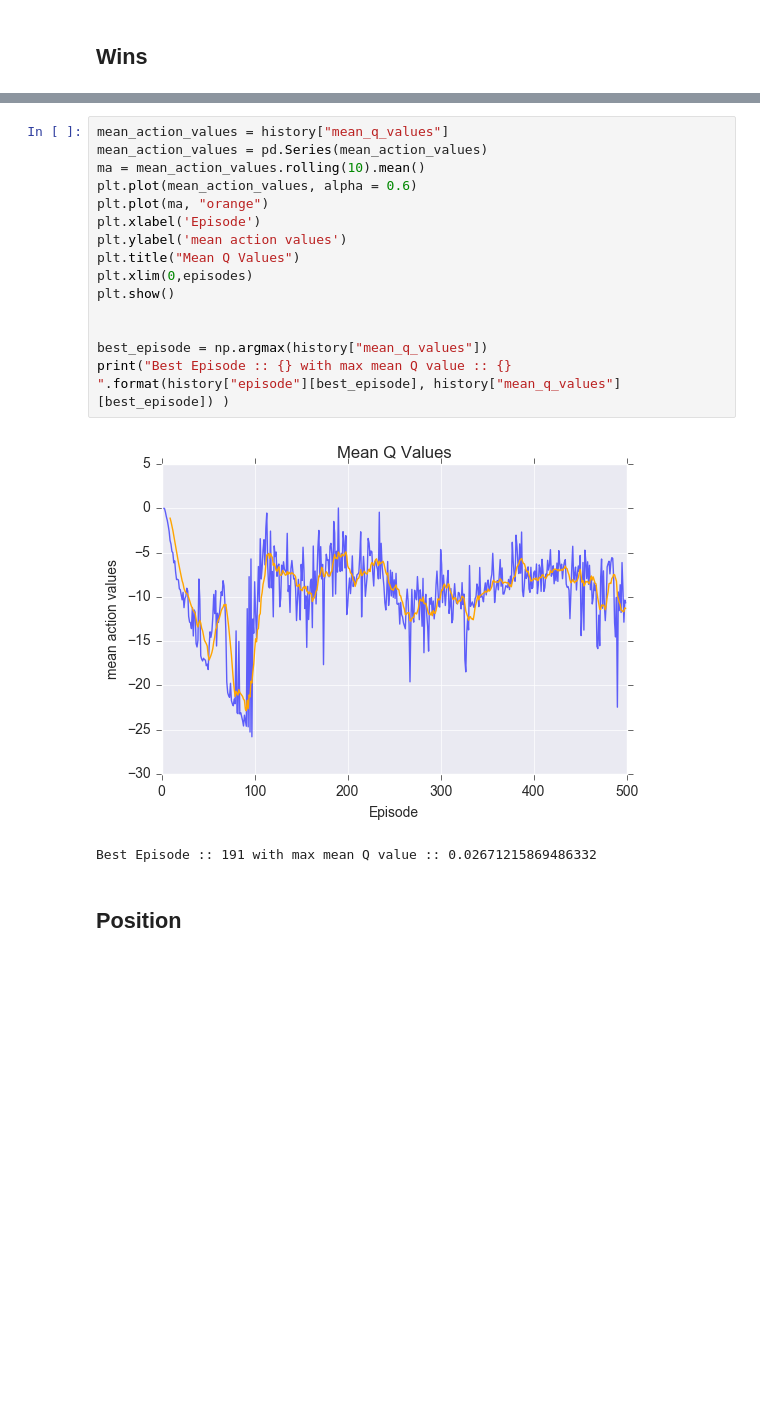
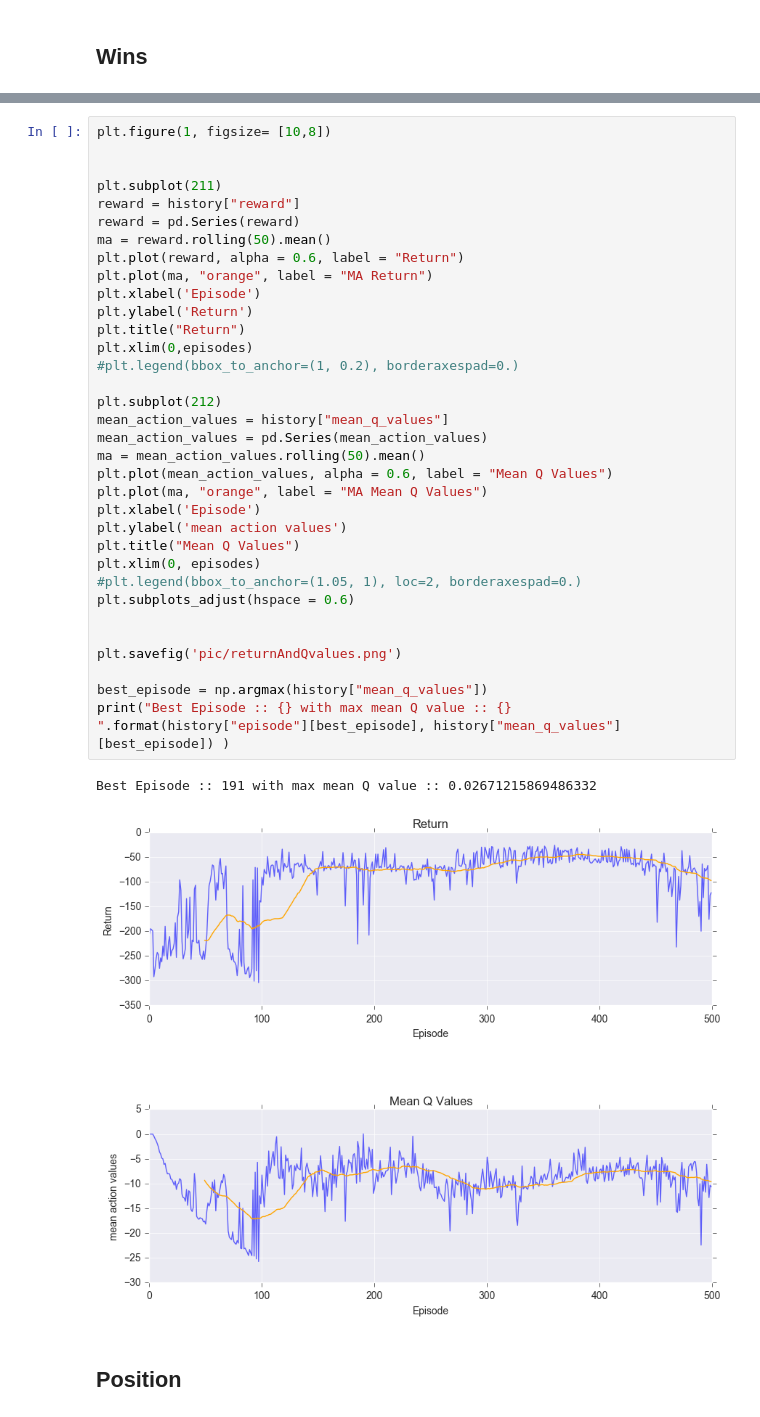
Before and after one commit to dtriepke/Deep_Q_Learning_MountainCar, a Jupyter notebook: DeepQLearning.ipynb, the cells around one changed output, grey strips where cells are left out. Cells and saved outputs as stored; diff of their text form; blank space fills up the shorter version.

```diff
--- a/DeepQLearning.ipynb
+++ b/DeepQLearning.ipynb
@@ -212,21 +216,40 @@ plt.show()
 # %%
+plt.figure(1, figsize= [10,8])
+
+
+plt.subplot(211)
+reward = history["reward"]
+reward = pd.Series(reward)
+ma = reward.rolling(50).mean()
+plt.plot(reward, alpha = 0.6, label = "Return")
+plt.plot(ma, "orange", label = "MA Return")
+plt.xlabel('Episode')
+plt.ylabel('Return')
+plt.title("Return")
+plt.xlim(0,episodes)
+#plt.legend(bbox_to_anchor=(1, 0.2), borderaxespad=0.)
+
+plt.subplot(212)
 mean_action_values = history["mean_q_values"]
 mean_action_values = pd.Series(mean_action_values)
-ma = mean_action_values.rolling(10).mean()
-plt.plot(mean_action_values, alpha = 0.6)
-plt.plot(ma, "orange")
+ma = mean_action_values.rolling(50).mean()
+plt.plot(mean_action_values, alpha = 0.6, label = "Mean Q Values")
+plt.plot(ma, "orange", label = "MA Mean Q Values")
 plt.xlabel('Episode')
 plt.ylabel('mean action values')
 plt.title("Mean Q Values")
-plt.xlim(0,episodes)
-plt.show()
+plt.xlim(0, episodes)
+#plt.legend(bbox_to_anchor=(1.05, 1), loc=2, borderaxespad=0.)
+plt.subplots_adjust(hspace = 0.6)
 
+
+plt.savefig('pic/returnAndQvalues.png')
 
 best_episode = np.argmax(history["mean_q_values"])
 print("Best Episode :: {} with max mean Q value :: {} ".format(history["episode"][best_episode], history["mean_q_values"][best_episode]) )
 # %% [output]
+Best Episode :: 191 with max mean Q value :: 0.02671215869486332
-[figure, old version]
+[figure, new version]
-Best Episode :: 191 with max mean Q value :: 0.02671215869486332
 # %% [markdown]
 ## Position
 # %%
```
Also changed, not shown: parts of 23 cells of this notebook, 6 other files.
